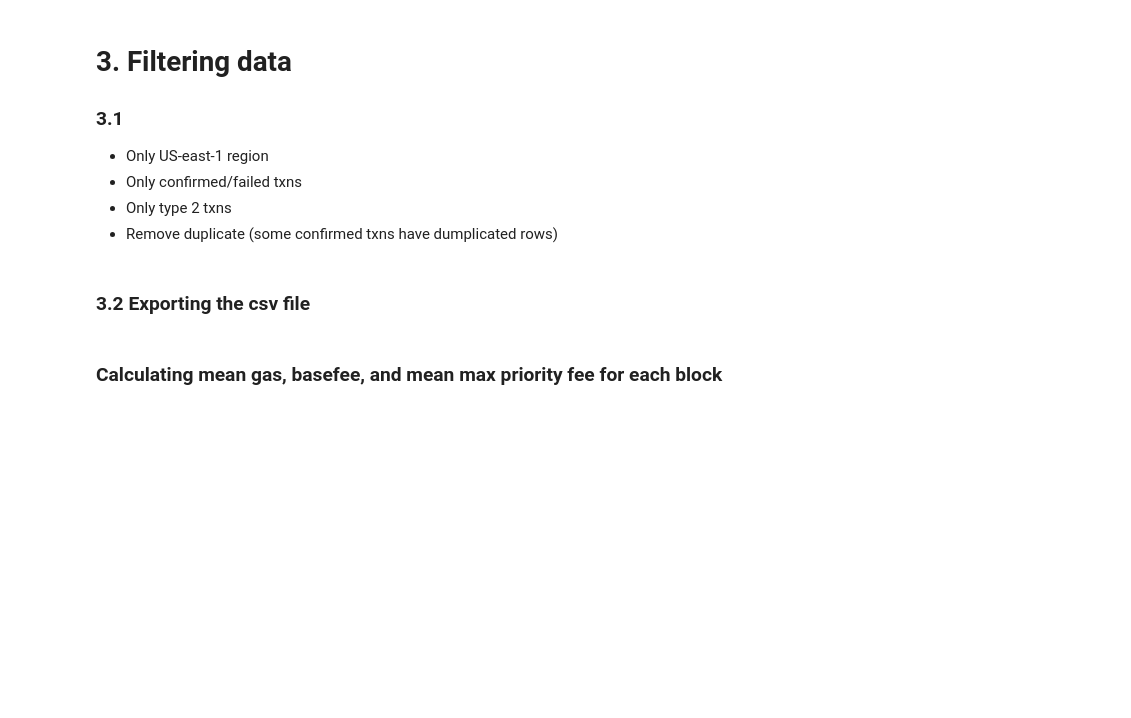
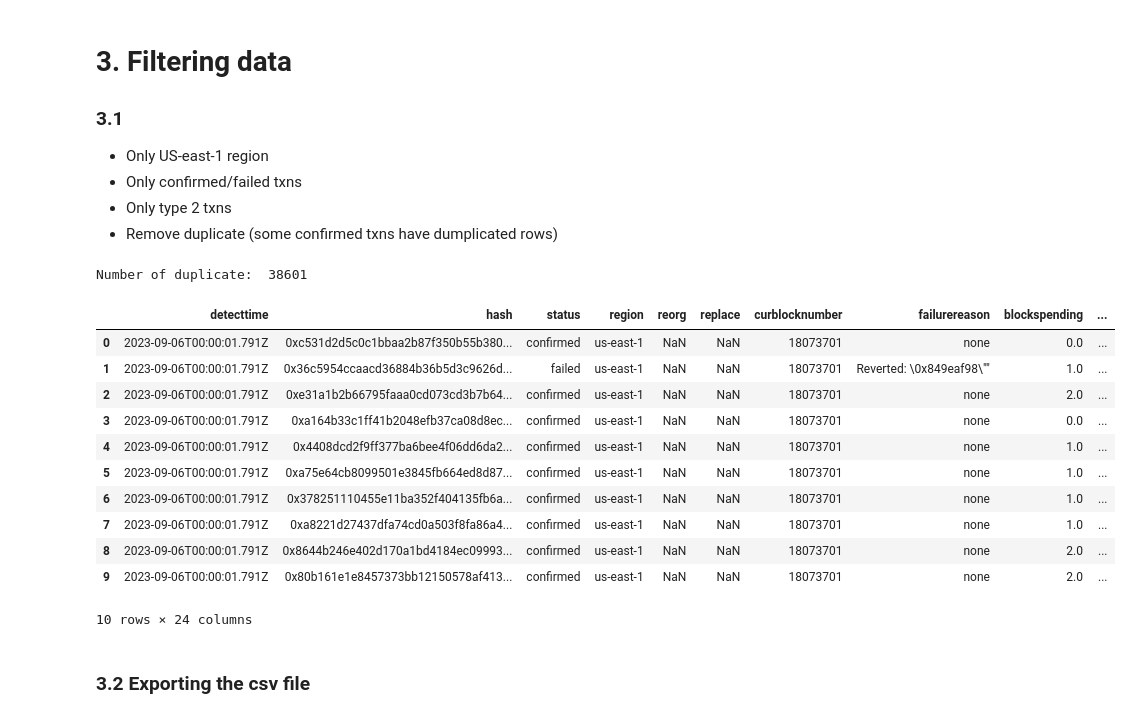
Before and after one commit to PhuongHuynh9987/CAMCOS-project, a Jupyter notebook: Code/Data-info-and-cleaning.ipynb, the cells around one changed output. Saved outputs shown, nothing was run; the diff lists cells and outputs as text; code cells hidden in the pictures; blank space fills up the shorter version.

```diff
--- a/Code/Data-info-and-cleaning.ipynb
+++ b/Code/Data-info-and-cleaning.ipynb
@@ -26,3 +35,3 @@ df
 # %%
-table = df.copy()
-df.columns
+# table = df.copy()
+table.columns
@@ -144,11 +189,26 @@ table.dtypes
 - Only type 2 txns
 - Remove duplicate (some confirmed txns have dumplicated rows)
 # %%
-table = table[(table["region"] == "us-east-1") & ((table["status"] == "confirmed" |table["status"] == "failed")) & (table["type"] == 2)]
+table = table[(table.status == "confirmed") | (table.status == "failed")]
+table = table[(table["region"] == "us-east-1") & (table["type"] == 2)]
 print("Number of duplicate: ", sum(table.hash.duplicated())) # check for reason of duplication
 table = table.drop_duplicates(subset=['hash'], keep='first')
 table = table.reset_index(drop = True)
 table.head(10)
+# %% [output]
+Number of duplicate:  38601
+|  | detecttime | hash | status | region | reorg | replace | curblocknumber | failurereason | blockspending | ... |
+| 0 | 2023-09-06T00:00:01.791Z | 0xc531d2d5c0c1bbaa2b87f350b55b380... | confirmed | us-east-1 | NaN | NaN | 18073701 | none | 0.0 | ... |
+| 1 | 2023-09-06T00:00:01.791Z | 0x36c5954ccaacd36884b36b5d3c9626d... | failed | us-east-1 | NaN | NaN | 18073701 | Reverted: \0x849eaf98\"" | 1.0 | ... |
+| 2 | 2023-09-06T00:00:01.791Z | 0xe31a1b2b66795faaa0cd073cd3b7b64... | confirmed | us-east-1 | NaN | NaN | 18073701 | none | 2.0 | ... |
+| 3 | 2023-09-06T00:00:01.791Z | 0xa164b33c1ff41b2048efb37ca08d8ec... | confirmed | us-east-1 | NaN | NaN | 18073701 | none | 0.0 | ... |
+| 4 | 2023-09-06T00:00:01.791Z | 0x4408dcd2f9ff377ba6bee4f06dd6da2... | confirmed | us-east-1 | NaN | NaN | 18073701 | none | 1.0 | ... |
+| 5 | 2023-09-06T00:00:01.791Z | 0xa75e64cb8099501e3845fb664ed8d87... | confirmed | us-east-1 | NaN | NaN | 18073701 | none | 1.0 | ... |
+| 6 | 2023-09-06T00:00:01.791Z | 0x378251110455e11ba352f404135fb6a... | confirmed | us-east-1 | NaN | NaN | 18073701 | none | 1.0 | ... |
+| 7 | 2023-09-06T00:00:01.791Z | 0xa8221d27437dfa74cd0a503f8fa86a4... | confirmed | us-east-1 | NaN | NaN | 18073701 | none | 1.0 | ... |
+| 8 | 2023-09-06T00:00:01.791Z | 0x8644b246e402d170a1bd4184ec09993... | confirmed | us-east-1 | NaN | NaN | 18073701 | none | 2.0 | ... |
+| 9 | 2023-09-06T00:00:01.791Z | 0x80b161e1e8457373bb12150578af413... | confirmed | us-east-1 | NaN | NaN | 18073701 | none | 2.0 | ... |
+10 rows × 24 columns
 # %% [markdown]
 ### 3.2 Exporting the csv file
 # %%
@@ -156,2 +215,0 @@ table.head(10)
-# %% [markdown]
-### Calculating mean gas, basefee, and mean max priority fee for each block
```
Also changed, not shown: parts of 14 cells of this notebook, 2 other files.
